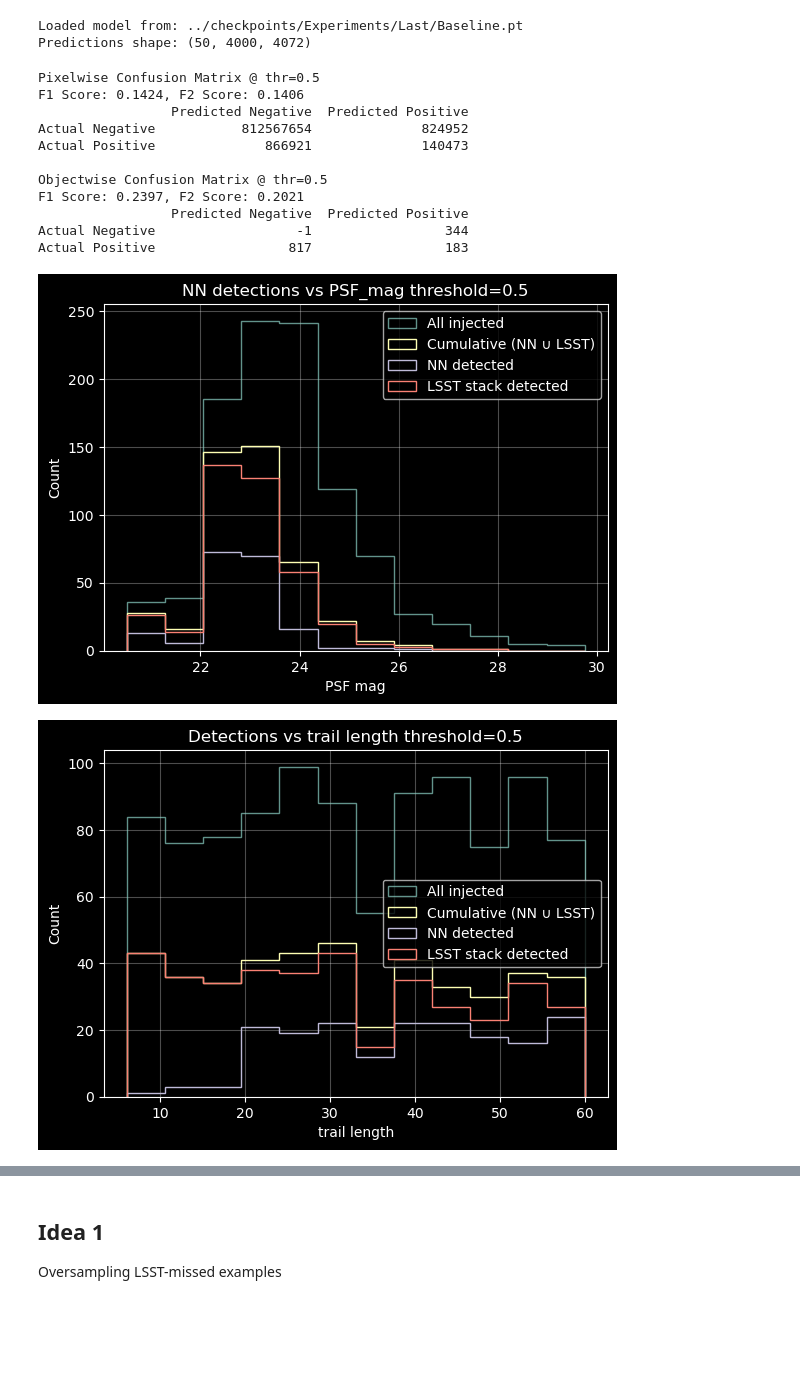
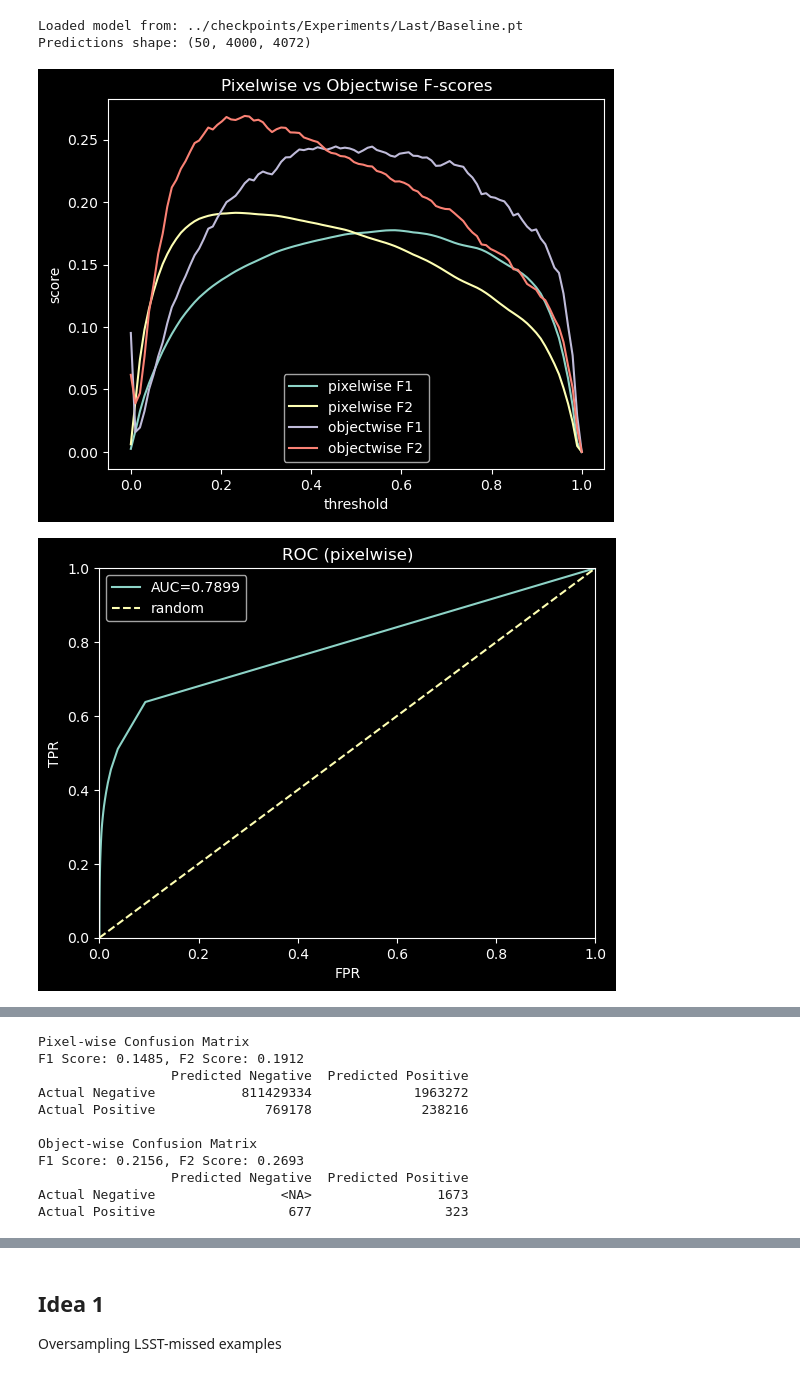
Before and after one commit to dirac-institute/Asteroid_detection_CNN, a Jupyter notebook: experiments/Evaluation.ipynb, the cells around one changed output, grey strips where cells are left out. Saved outputs shown, nothing was run; the diff lists cells and outputs as text; code cells hidden in the pictures; blank space fills up the shorter version.

Commit message:
Add evaluation utilities and threshold scanning functionality for object detection metrics

```diff
--- a/experiments/Evaluation.ipynb
+++ b/experiments/Evaluation.ipynb
@@ -139,0 +31,34 @@ Test tiles: 51200
+# %%
+def calculate_model_metrics (catalog, predictions, ground_truth, thr_points=100, stack_fp=None):
+    catalog = catalog.copy()
+    threshold_df = threshold_scan.scan_thresholds(catalog=catalog, predictions=predictions, ground_truth=ground_truth, stack_fp=stack_fp, n_points=thr_points)
+    threshold_scan.plot_fscore(threshold_df["thr"], pix_f1=threshold_df.get("pix_f1"), pix_f2=threshold_df.get("pix_f2"),
+                               obj_f1=threshold_df.get("obj_f1"), obj_f2=threshold_df.get("obj_f2"), title="Pixelwise vs Objectwise F-scores")
+    threshold_scan.plot_roc(threshold_scan.compute_roc(threshold_df["pix_tp"], threshold_df["pix_fp"], threshold_df["pix_tn"], threshold_df["pix_fn"]))
+    threshold_scan.plot_froc(threshold_scan.compute_froc(thr=threshold_df["thr"], obj_tp=threshold_df["obj_tp"], obj_fp=threshold_df["obj_fp"], obj_fn=threshold_df["obj_fn"], n_images=50),
+                             title="FROC (objectwise)")
+    best_threshold = threshold_df["thr"][threshold_df["obj_f2"].argmax()]
+    _,_,catalog = evals.confusion_matrix(catalog=catalog, ground_truth= ground_truth,predictions=predictions, stack_fp=stack_fp, threshold=best_threshold, verbose=True)
+    _ = evals.plot_detect_hist(catalog, "PSF_mag", bins=12, title="NN detections vs PSF_mag threshold=" + str(round(best_threshold, 3)))
+    _ = evals.plot_detect_hist(catalog, "trail_length", bins=12, title="Detections vs trail length threshold="+ str(round(best_threshold, 3)))
+    _ = evals.plot_detect_hist(catalog, "SNR", bins=10, title="Detections vs SNR threshold="+ str(round(best_threshold, 3)), xlim=[0, 10], density=True)
+    plt.show()
+    return catalog
+# %%
+ds_te = H5TiledDataset(test_h5,  tile=128, k_sigma=5.0)
+
+test_loader = DataLoader(
+    ds_te,
+    batch_size=128,
+    shuffle=False,
+    num_workers=0,
+    pin_memory=True,
+    persistent_workers=False,
+    prefetch_factor=None,
+)
+
+test_catalog = pd.read_csv(test_csv)
+with h5py.File(test_h5, "r") as _f:
+    gt_test = _f["masks"][:].astype(np.uint8)
+    stack_fp = _f["real_labels"][:].astype(np.uint16)
+print("Test tiles:", len(ds_te))
@@ -150,18 +78,7 @@ print("Predictions shape:", p_baseline.shape)
 Loaded model from: ../checkpoints/Experiments/Last/Baseline.pt
 Predictions shape: (50, 4000, 4072)
 # %%
-results_baseline, cat_baseline = evaluate_model_on_catalog(test_catalog, p_baseline, gt_test, threshold=0.5)
+cat_baseline = calculate_model_metrics(test_catalog, p_baseline, gt_test, stack_fp=stack_fp)
 # %% [output]
-Pixelwise Confusion Matrix @ thr=0.5
-F1 Score: 0.1424, F2 Score: 0.1406
-                 Predicted Negative  Predicted Positive
-Actual Negative           812567654              824952
-Actual Positive              866921              140473
-
-Objectwise Confusion Matrix @ thr=0.5
-F1 Score: 0.2397, F2 Score: 0.2021
-                 Predicted Negative  Predicted Positive
-Actual Negative                  -1                 344
-Actual Positive                 817                 183
-[figure, old version]
+[figure, new version]
-[figure, old version]
+[figure, new version]
@@ -168,0 +86,11 @@ Actual Positive                 817                 183
+Pixel-wise Confusion Matrix
+F1 Score: 0.1485, F2 Score: 0.1912
+                 Predicted Negative  Predicted Positive
+Actual Negative           811429334             1963272
+Actual Positive              769178              238216
+
+Object-wise Confusion Matrix
+F1 Score: 0.2156, F2 Score: 0.2693
+                 Predicted Negative  Predicted Positive
+Actual Negative                <NA>                1673
+Actual Positive                 677                 323
```
Also changed, not shown: parts of 31 cells of this notebook, 3 other files.
